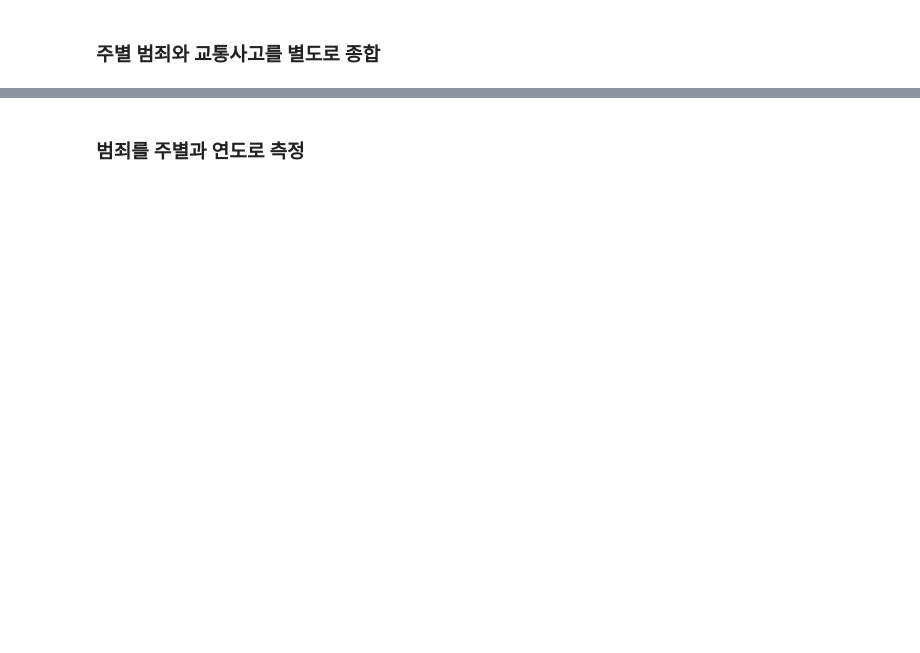
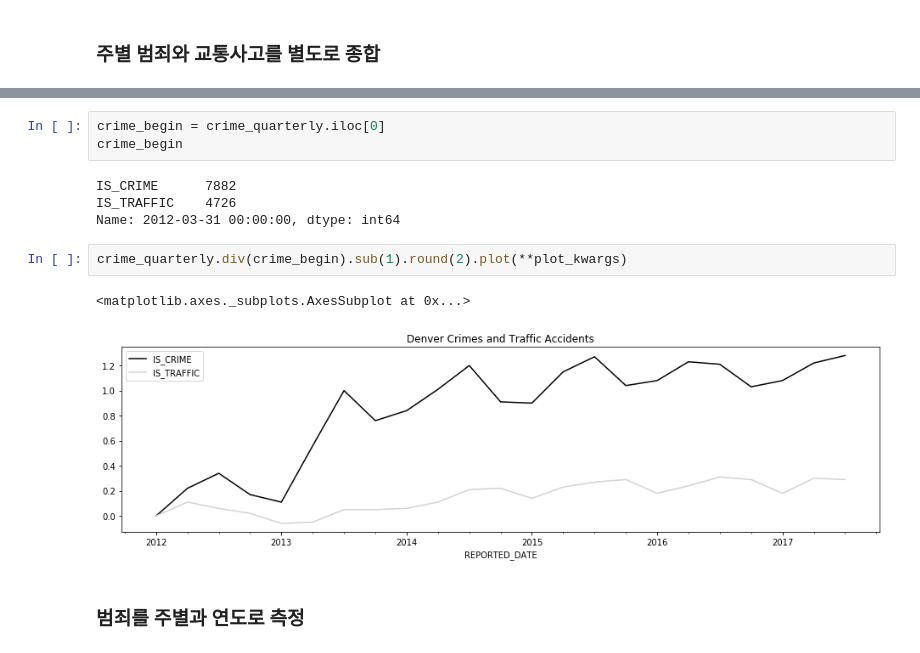
Before and after one commit to liberalapes/pandas_cookbook, a Jupyter notebook: 10장 시계열 분석.ipynb, the cells around one changed output, grey strips where cells are left out. Drawn from its saved outputs; the diff is of its cells as text; blank space fills up the shorter version.

```diff
--- a/10장 시계열 분석.ipynb
+++ b/10장 시계열 분석.ipynb
@@ -91,2 +691,14 @@ Timestamp('2013-04-11 00:00:00')
+# %%
+crime_begin = crime_quarterly.iloc[0]
+crime_begin
+# %% [output]
+IS_CRIME      7882
+IS_TRAFFIC    4726
+Name: 2012-03-31 00:00:00, dtype: int64
+# %%
+crime_quarterly.div(crime_begin).sub(1).round(2).plot(**plot_kwargs)
+# %% [output]
+<matplotlib.axes._subplots.AxesSubplot at 0x...>
+[figure, added]
 # %% [markdown]
 ### 범죄를 주별과 연도로 측정
```
Also changed, not shown: parts of 81 cells of this notebook.
